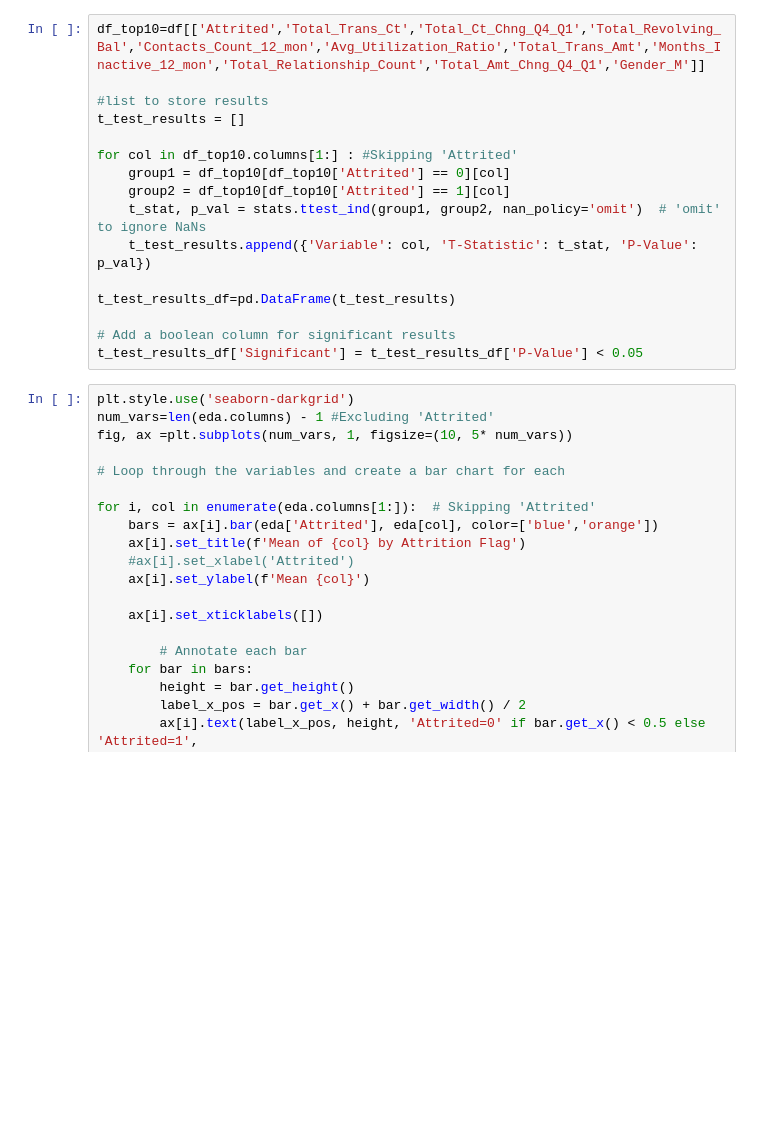
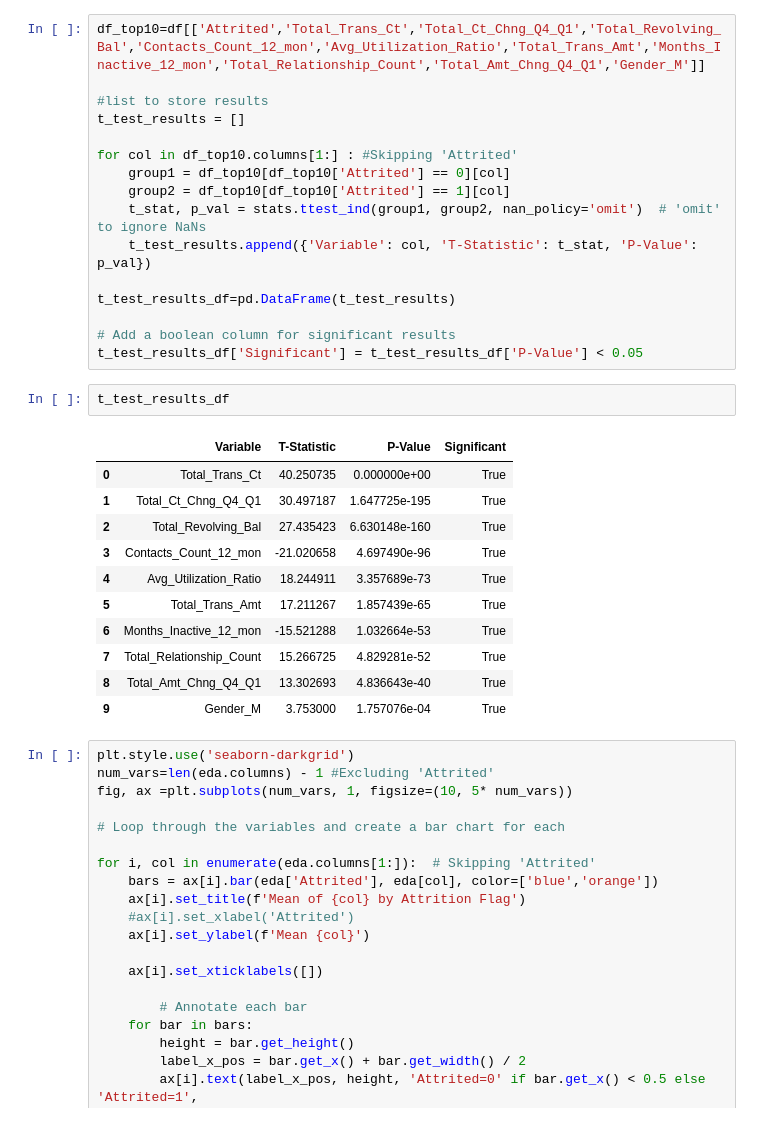
Before and after one commit to allenhardiman/gh_pages, a Jupyter notebook: Bank Attrition.ipynb, the cells around one changed output. Saved outputs shown, nothing was run; the diff lists cells and outputs as text; blank space fills up the shorter version.

```diff
--- a/Bank Attrition.ipynb
+++ b/Bank Attrition.ipynb
@@ -128,6 +127,20 @@ t_test_results_df=pd.DataFrame(t_test_results)
 
 # Add a boolean column for significant results
 t_test_results_df['Significant'] = t_test_results_df['P-Value'] < 0.05
+# %%
+t_test_results_df
+# %% [output]
+|  | Variable | T-Statistic | P-Value | Significant |
+| 0 | Total_Trans_Ct | 40.250735 | 0.000000e+00 | True |
+| 1 | Total_Ct_Chng_Q4_Q1 | 30.497187 | 1.647725e-195 | True |
+| 2 | Total_Revolving_Bal | 27.435423 | 6.630148e-160 | True |
+| 3 | Contacts_Count_12_mon | -21.020658 | 4.697490e-96 | True |
+| 4 | Avg_Utilization_Ratio | 18.244911 | 3.357689e-73 | True |
+| 5 | Total_Trans_Amt | 17.211267 | 1.857439e-65 | True |
+| 6 | Months_Inactive_12_mon | -15.521288 | 1.032664e-53 | True |
+| 7 | Total_Relationship_Count | 15.266725 | 4.829281e-52 | True |
+| 8 | Total_Amt_Chng_Q4_Q1 | 13.302693 | 4.836643e-40 | True |
+| 9 | Gender_M | 3.753000 | 1.757076e-04 | True |
 # %%
 plt.style.use('seaborn-darkgrid')
 num_vars=len(eda.columns) - 1 #Excluding 'Attrited'
```
Also changed, not shown: parts of 5 cells of this notebook.
